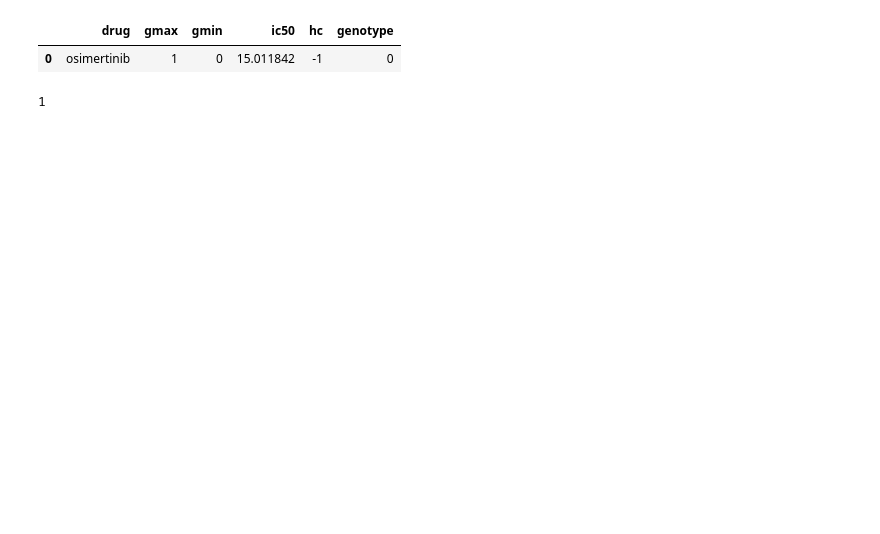
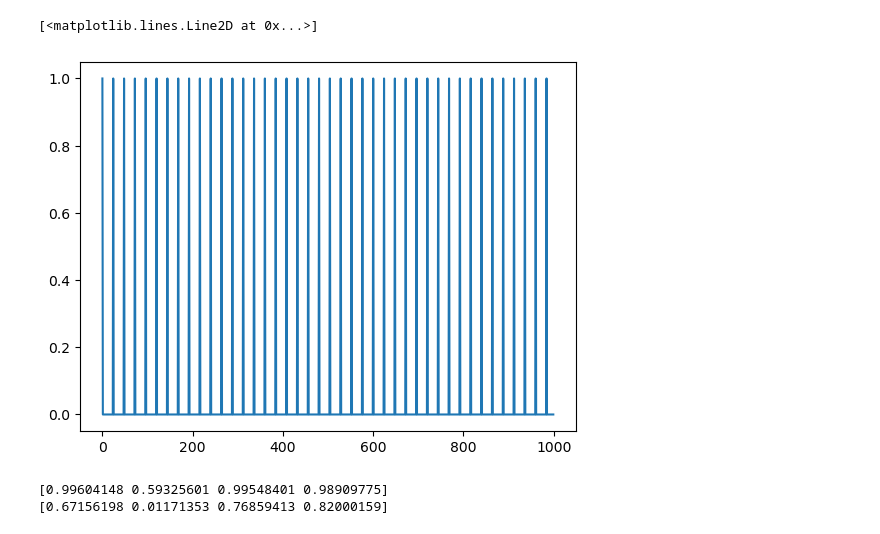
Before and after one commit to eshanking/fears_md, a Jupyter notebook: examples/scratch.ipynb, the cells around one changed output. Cells and saved outputs as stored; diff of their text form; code cells hidden in the pictures; blank space fills up the shorter version.

```diff
--- a/examples/scratch.ipynb
+++ b/examples/scratch.ipynb
@@ -8,17 +8,9 @@ TypeError: loop of ufunc does not support argument 0 of type NoneType which has
-# %%
-df = p.pd_library
-
-df_t = df[df['drug'] == 'osimertinib']
-
-df_t[df_t['genotype'] == 0]
-# %% [output]
-|  | drug | gmax | gmin | ic50 | hc | genotype |
-| 0 | osimertinib | 1 | 0 | 15.011842 | -1 | 0 |
-# %%
-df = p.pk_library
-
-df_t = df[df['drug'] == 'osimertinib']
-
-df_t['kabs'].values[0]
-# %% [output]
-1
+# %%
+fig,ax = plt.subplots()
+
+y = p.drug_impulse_dict['osimertinib']
+
+ax.plot(y)
+# %% [output]
+[<matplotlib.lines.Line2D at 0x...>]
+[figure, added]
@@ -24,0 +33,11 @@ df_t['kabs'].values[0]
+# %%
+fl = fitness.gen_abm_fl_md(p,100,[100,100,100,100])
+
+print(fl)
+
+fl = fitness.gen_fit_land(p,100,'osimertinib')
+
+print(fl)
+# %% [output]
+[0.99604148 0.59325601 0.99548401 0.98909775]
+[0.67156198 0.01171353 0.76859413 0.82000159]
```
Also changed, not shown: parts of 4 cells of this notebook, 7 other files.
